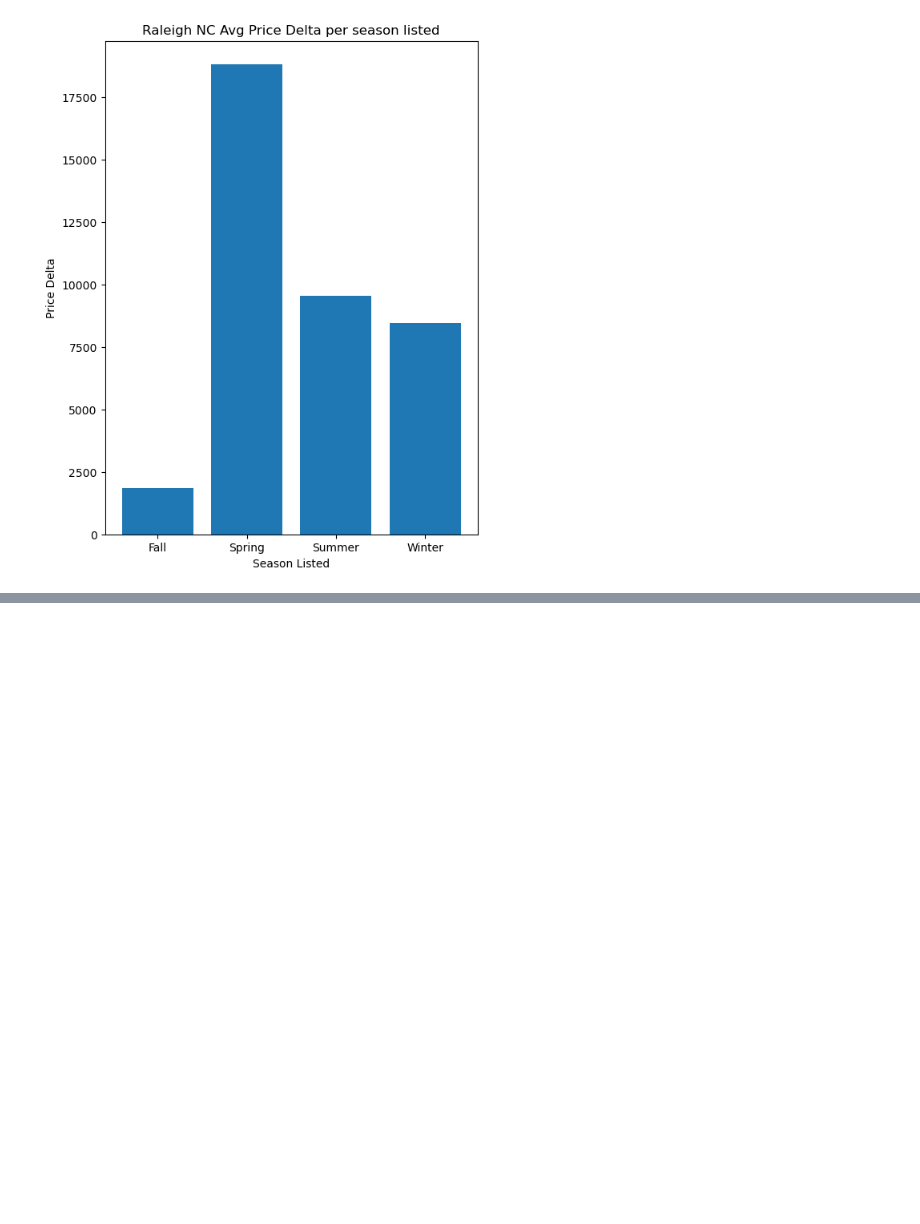
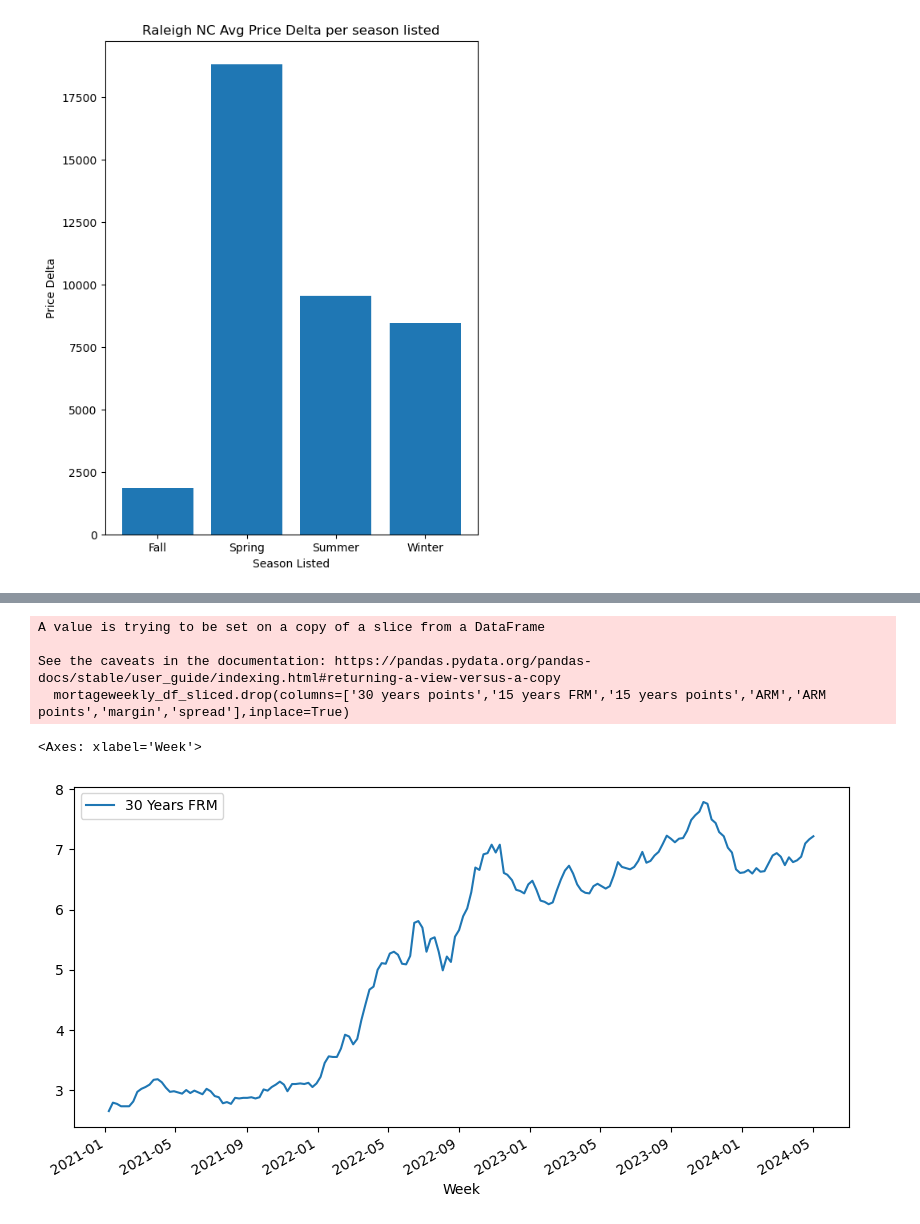
Before and after one commit to atulbachhav22/Real-Estate-Analysis-Project, a Jupyter notebook: real-estate-analysis_updated.ipynb, the cells around one changed output, grey strips where cells are left out. Drawn from its saved outputs; the diff is of its cells as text; code cells hidden in the pictures; blank space fills up the shorter version.

Commit message:
added a code to analyse mortgage rate to the DOM

```diff
--- a/real-estate-analysis_updated.ipynb
+++ b/real-estate-analysis_updated.ipynb
@@ -661,0 +670,7 @@ plt.show()
+# %%
+# read all the mortage data from the CSV  File
+mortageweekly_df = pd.read_excel("../Real-Estate-Analysis-Project/Data/weekly_mortgage_rates.xlsx",
+                                 index_col="Week",
+                                 parse_dates=True
+                                 )
+mortageweekly_df.head()
@@ -661,0 +685,14 @@ plt.show()
+# %%
+# Get the morrtgage data from 2021 ro 2014
+mortageweekly_df_sliced = mortageweekly_df.loc['2021-01-01':'2024-05-30']
+
+mortageweekly_df_sliced.drop(columns=['30 years points','15 years FRM','15 years points','ARM','ARM points','margin','spread'],inplace=True)
+
+mortageweekly_df_sliced.plot(figsize=[10,5])
+# %% [output]
+A value is trying to be set on a copy of a slice from a DataFrame
+
+See the caveats in the documentation: https://pandas.pydata.org/pandas-docs/stable/user_guide/indexing.html#returning-a-view-versus-a-copy
+  mortageweekly_df_sliced.drop(columns=['30 years points','15 years FRM','15 years points','ARM','ARM points','margin','spread'],inplace=True)
+<Axes: xlabel='Week'>
+[figure, added]
```
Also changed, not shown: parts of 7 cells of this notebook, 2 other files.
